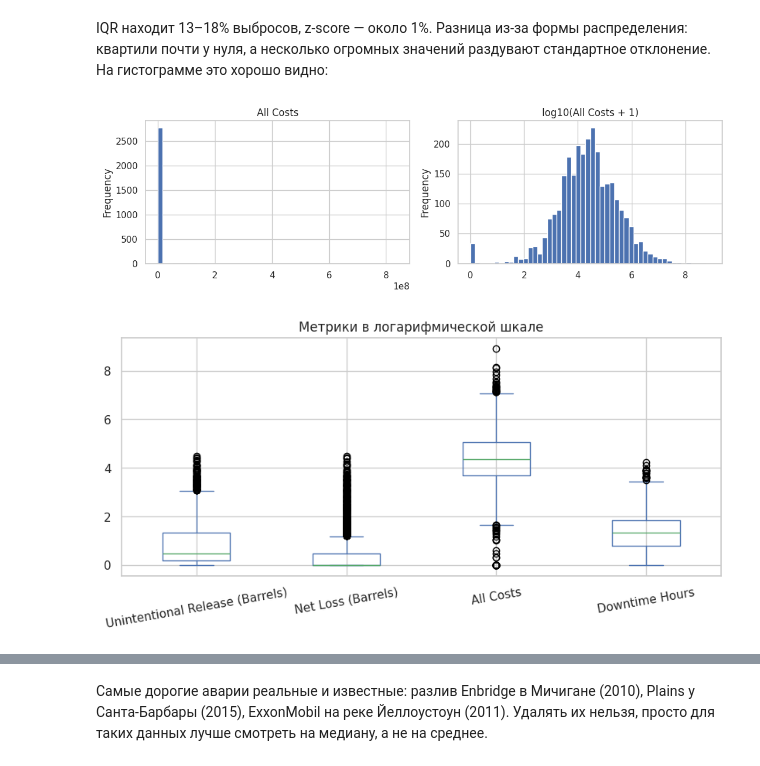
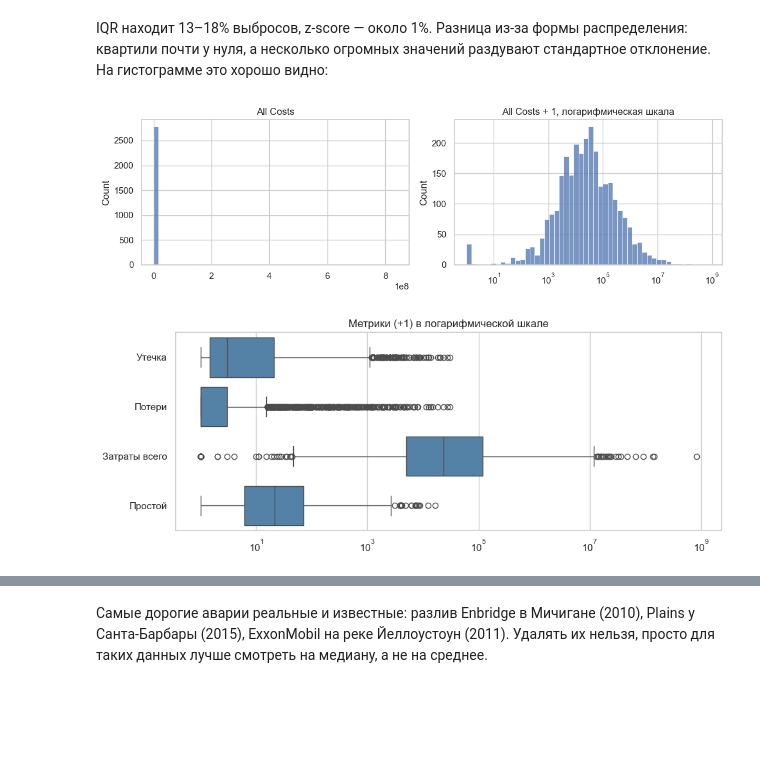
Before and after one commit to ksz26/Data_Engineering, a Jupyter notebook: notebooks/EDA.ipynb, the cells around one changed output, grey strips where cells are left out. Drawn from its saved outputs; the diff is of its cells as text; code cells hidden in the pictures; blank space fills up the shorter version.

```diff
--- a/notebooks/EDA.ipynb
+++ b/notebooks/EDA.ipynb
@@ -24,11 +27,11 @@ import pandas as pd
 import matplotlib.pyplot as plt
 import seaborn as sns
 
-warnings.filterwarnings("ignore")  # чтобы предупреждения библиотек не засоряли вывод
-
 # data_loader.py лежит в корне репозитория, на уровень выше
-ROOT = Path("..").resolve() if Path("../data_loader.py").exists() else Path(".").resolve()
+ROOT = Path("..").resolve()
 sys.path.append(str(ROOT))
+# urllib3 (через gdown) ругается на системный LibreSSL в macOS — к анализу это не относится
+warnings.filterwarnings("ignore", message="urllib3 v2 only supports OpenSSL")
 from data_loader import download_dataset, convert_column_types
 
 pd.set_option("display.max_columns", None)
@@ -573,16 +602,19 @@ outliers
 IQR находит 13–18% выбросов, z-score — около 1%. Разница из-за формы распределения: квартили почти у нуля, а несколько огромных значений раздувают стандартное отклонение. На гистограмме это хорошо видно:
 # %%
 fig, ax = plt.subplots(1, 2, figsize=(11, 3.5))
-df["All Costs"].plot.hist(bins=50, ax=ax[0], title="All Costs")
-np.log10(df["All Costs"] + 1).plot.hist(bins=50, ax=ax[1], title="log10(All Costs + 1)")
+sns.histplot(df["All Costs"], bins=50, ax=ax[0]).set(title="All Costs", xlabel="")
+sns.histplot(df["All Costs"] + 1, bins=50, log_scale=True, ax=ax[1]).set(title="All Costs + 1, логарифмическая шкала", xlabel="")
 plt.tight_layout()
 plt.show()
 
-np.log10(df[metrics_cols] + 1).plot.box(figsize=(10, 4), rot=10, title="Метрики в логарифмической шкале")
+plt.figure(figsize=(10, 4))
+sns.boxplot(data=df[metrics_cols].rename(columns=short) + 1, orient="h", log_scale=True, color="steelblue")
+plt.title("Метрики (+1) в логарифмической шкале")
+plt.tight_layout()
 plt.show()
 # %% [output]
-[figure, old version]
+[figure, new version]
-[figure, old version]
+[figure, new version]
 # %%
 raw.nlargest(5, "All Costs")[["Accident Date/Time", "Operator Name", "Accident City", "Accident State", "All Costs"]]
 # %% [output]
```
Also changed, not shown: parts of 28 cells of this notebook, 1 other file.
